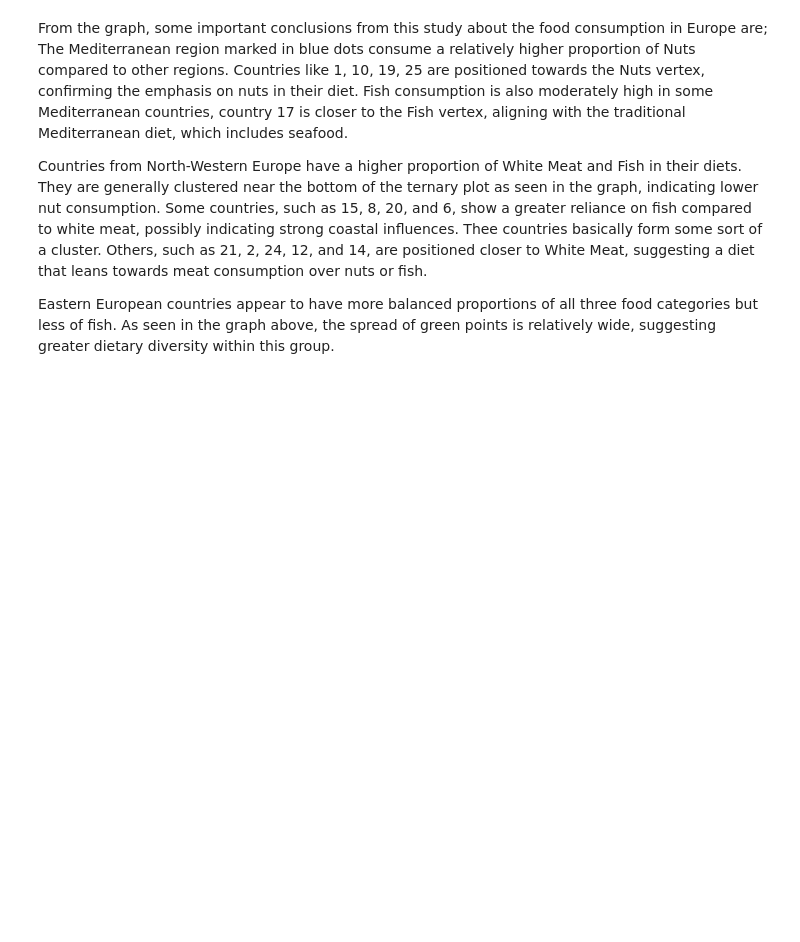
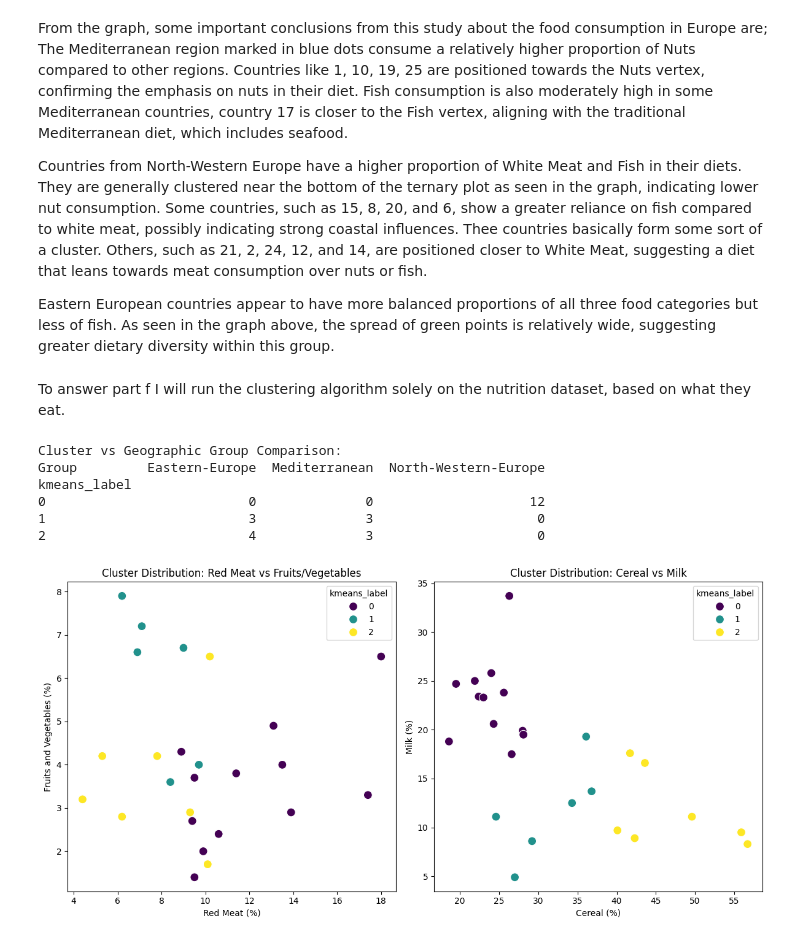
Before and after one commit to RobertSichomba/homework_2, a Jupyter notebook: src/problem1.ipynb, the cells around one changed output. Drawn from its saved outputs; the diff is of its cells as text; code cells hidden in the pictures; blank space fills up the shorter version.

```diff
--- a/src/problem1.ipynb
+++ b/src/problem1.ipynb
@@ -214,3 +215,63 @@ They are generally clustered near the bottom of the ternary plot as seen in the
 
 
 Eastern European countries appear to have more balanced proportions of all three food categories but less of fish. As seen in the graph above, the spread of green points is relatively wide, suggesting greater dietary diversity within this group.
+# %% [markdown]
+To answer part f I will run the clustering algorithm solely on the nutrition dataset,
+based on what they eat.
+# %%
+# Here we perform K-means clustering with cluster num of 3
+cluster_num = 3
+kmeans = KMeans(n_clusters=cluster_num, random_state=0)
+kmeans.fit(nutrition_data.iloc[:, :9])
+nutrition_data['kmeans_label'] = kmeans.labels_
+cluster_centers = kmeans.cluster_centers_
+
+# And the compare clusters with geographic groups
+cluster_group_comparison = pd.crosstab(
+    nutrition_data['kmeans_label'],
+    nutrition_data['Group']
+)
+print("\nCluster vs Geographic Group Comparison:")
+print(cluster_group_comparison)
+
+# We can also visualize clusters using two nutritional features this is only for insight
+plt.figure(figsize=(12, 6))
+
+# First I'll visualize Red Meat vs Fruits and Vegatbles
+plt.subplot(1, 2, 1)
+sns.scatterplot(
+    data=nutrition_data,
+    x='Red Meat',
+    y='Fruits and Vegatbles',
+    hue='kmeans_label',
+    palette='viridis',
+    s=100
+)
+plt.title('Cluster Distribution: Red Meat vs Fruits/Vegetables')
+plt.xlabel('Red Meat (%)')
+plt.ylabel('Fruits and Vegetables (%)')
+
+# And then Cereal vs Milk
+plt.subplot(1, 2, 2)
+sns.scatterplot(
+    data=nutrition_data,
+    x='Cereal',
+    y='Milk',
+    hue='kmeans_label',
+    palette='viridis',
+    s=100
+)
+plt.title('Cluster Distribution: Cereal vs Milk')
+plt.xlabel('Cereal (%)')
+plt.ylabel('Milk (%)')
+
+plt.tight_layout()
+plt.show()
+# %% [output]
+Cluster vs Geographic Group Comparison:
+Group         Eastern-Europe  Mediterranean  North-Western-Europe
+kmeans_label
+0                          0              0                    12
+1                          3              3                     0
+2                          4              3                     0
+[figure, added]
```
Also changed, not shown: parts of 3 cells of this notebook, 3 other files.
